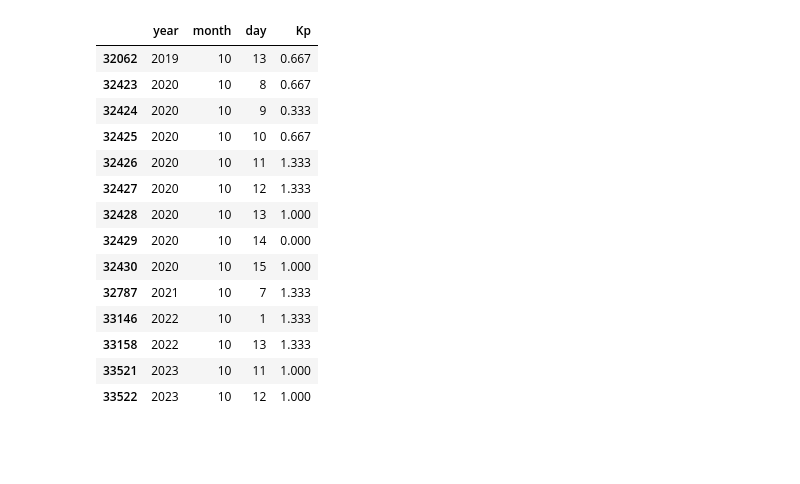
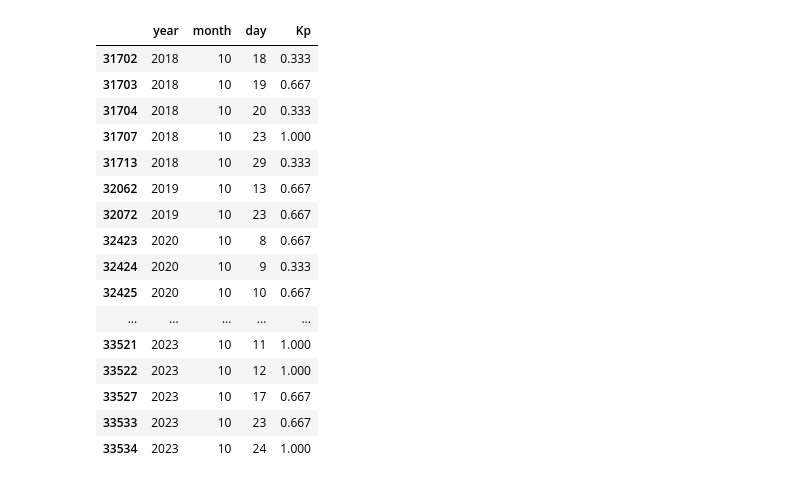
Before and after one commit to wxmann/historical-solar, a Jupyter notebook: deviation_from_ideal_mag.ipynb, the cells around one changed output. Drawn from its saved outputs; the diff is of its cells as text; code cells hidden in the pictures; blank space fills up the shorter version.

```diff
--- a/deviation_from_ideal_mag.ipynb
+++ b/deviation_from_ideal_mag.ipynb
@@ -49,24 +36,24 @@ no_activity_early_may
 # %%
-no_activity_early_oct = no_geo_activity[(no_geo_activity.month == 10) & (no_geo_activity.day <= 15)]
-no_activity_early_oct = no_activity_early_oct[no_activity_early_oct.year >= 2018]
-# no_activity_early_oct = no_activity_early_oct.groupby('year').min('Kp').reset_index()
-no_activity_early_oct
+no_activity_oct = no_geo_activity[(no_geo_activity.month == 10) & (no_geo_activity.year >= 2018)]
+no_activity_oct
 # %% [output]
 |  | year | month | day | Kp |
+| 31702 | 2018 | 10 | 18 | 0.333 |
+| 31703 | 2018 | 10 | 19 | 0.667 |
+| 31704 | 2018 | 10 | 20 | 0.333 |
+| 31707 | 2018 | 10 | 23 | 1.000 |
+| 31713 | 2018 | 10 | 29 | 0.333 |
 | 32062 | 2019 | 10 | 13 | 0.667 |
+| 32072 | 2019 | 10 | 23 | 0.667 |
 | 32423 | 2020 | 10 | 8 | 0.667 |
 | 32424 | 2020 | 10 | 9 | 0.333 |
 | 32425 | 2020 | 10 | 10 | 0.667 |
-| 32426 | 2020 | 10 | 11 | 1.333 |
-| 32427 | 2020 | 10 | 12 | 1.333 |
-| 32428 | 2020 | 10 | 13 | 1.000 |
-| 32429 | 2020 | 10 | 14 | 0.000 |
-| 32430 | 2020 | 10 | 15 | 1.000 |
-| 32787 | 2021 | 10 | 7 | 1.333 |
-| 33146 | 2022 | 10 | 1 | 1.333 |
-| 33158 | 2022 | 10 | 13 | 1.333 |
+| ... | ... | ... | ... | ... |
 | 33521 | 2023 | 10 | 11 | 1.000 |
 | 33522 | 2023 | 10 | 12 | 1.000 |
+| 33527 | 2023 | 10 | 17 | 0.667 |
+| 33533 | 2023 | 10 | 23 | 0.667 |
+| 33534 | 2023 | 10 | 24 | 1.000 |
 # %%
 def mean_mags(dts: list[pd.Timestamp]) -> pd.DataFrame:
     mag_dfs = []
```
Also changed, not shown: parts of 18 cells of this notebook.
